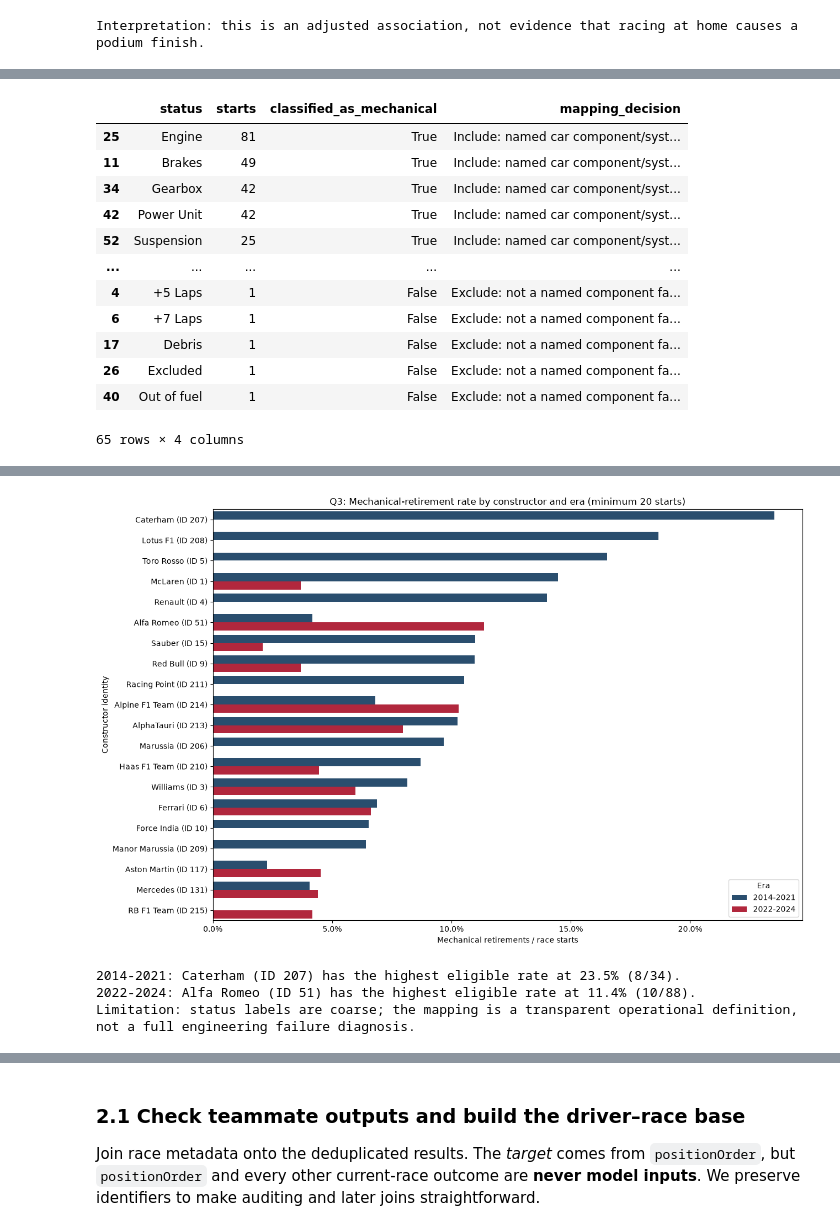
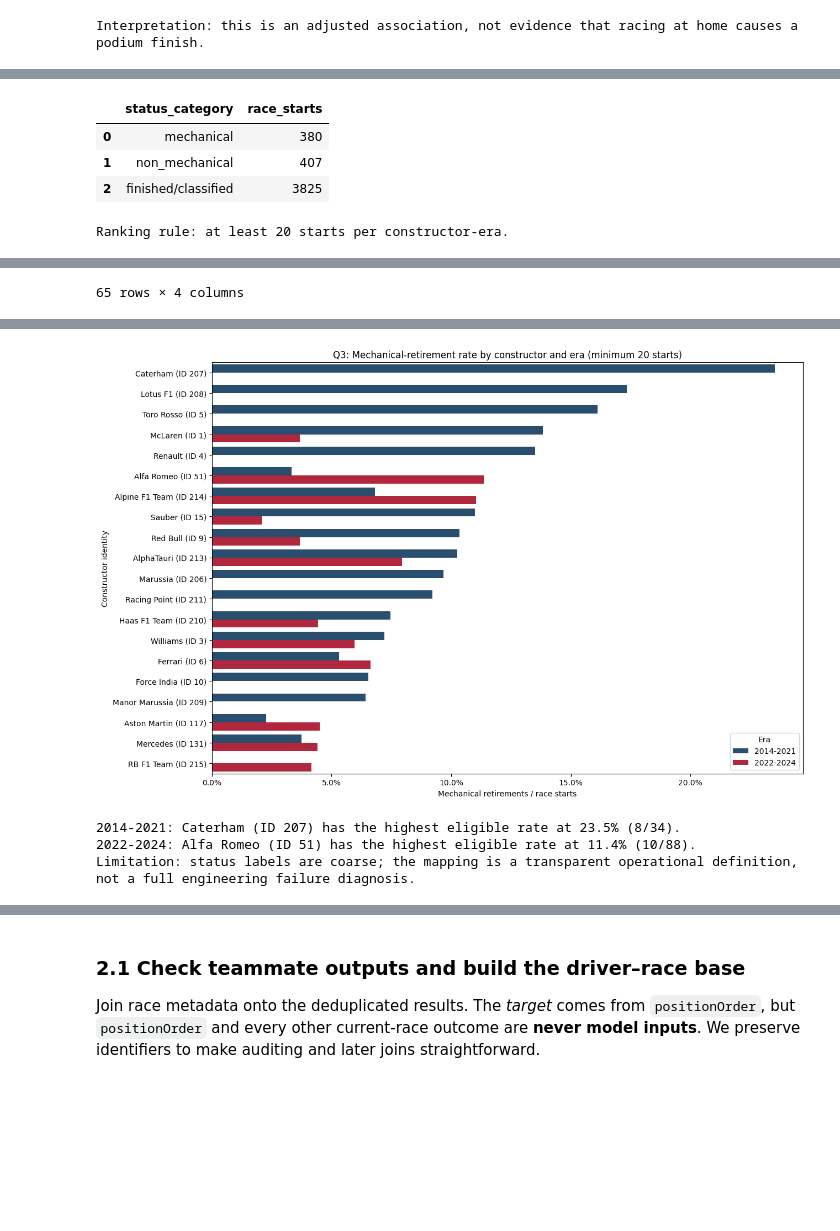
Before and after one commit to BaheyH/ML_F1_ACL2, a Jupyter notebook: Notebooks/F1_Combined_Members_1_to_4.ipynb, the cells around one changed output, grey strips where cells are left out. Cells and saved outputs as stored; diff of their text form; code cells hidden in the pictures; blank space fills up the shorter version.

```diff
--- a/Notebooks/F1_Combined_Members_1_to_4.ipynb
+++ b/Notebooks/F1_Combined_Members_1_to_4.ipynb
@@ -1052,9 +1058,9 @@ The mapping below is intentionally explicit and conservative: it includes a stat
 # Q3: constructor mechanical-retirement rates in two regulation eras
 MECHANICAL_STATUSES = {
     'Engine', 'Gearbox', 'Transmission', 'Clutch', 'Hydraulics', 'Electrical', 'Radiator',
-    'Suspension', 'Brakes', 'Differential', 'Overheating', 'Mechanical', 'Tyre', 'Puncture',
-    'Driveshaft', 'Fuel pressure', 'Water pressure', 'Wheel', 'Throttle', 'Electronics',
-    'Exhaust', 'Oil leak', 'Wheel rim', 'Water leak', 'Fuel pump', 'Track rod', 'Oil pressure',
+    'Suspension', 'Brakes', 'Differential', 'Overheating', 'Mechanical', 'Steering',
+    'Driveshaft', 'Fuel pressure', 'Water pressure', 'Throttle', 'Electronics',
+    'Exhaust', 'Oil leak', 'Water leak', 'Fuel pump', 'Track rod', 'Oil pressure',
     'Fuel system', 'Launch control', 'Power loss', 'Vibrations', 'Drivetrain', 'Ignition',
     'Chassis', 'Battery', 'Halfshaft', 'Crankshaft', 'Alternator', 'Oil pump', 'Fuel leak',
     'Injection', 'Distributor', 'Turbo', 'CV joint', 'Water pump', 'Spark plugs', 'Oil pipe',
@@ -1070,23 +1076,50 @@ assert not q3.duplicated(['raceId', 'driverId']).any()
 assert q3[['year', 'name', 'status']].notna().all().all(), 'A required Q3 join produced missing values.'
 q3 = q3.loc[q3['year'].between(2014, 2024)].copy()
 q3['era'] = np.where(q3['year'].le(2021), '2014-2021', '2022-2024')
+AMBIGUOUS_COMPONENT_STATUSES = {'Tyre', 'Puncture', 'Wheel', 'Wheel rim', 'Wheel nut',
+                               'Front wing', 'Rear wing'}
+FINISHED_CLASSIFIED_PATTERN = r'^(Finished|\+\d+ Laps?)$'
 q3['mechanical_retirement'] = q3['status'].isin(MECHANICAL_STATUSES)
+q3['ambiguous_component_status'] = q3['status'].isin(AMBIGUOUS_COMPONENT_STATUSES)
+q3['status_category'] = np.select(
+    [q3['mechanical_retirement'], q3['status'].str.match(FINISHED_CLASSIFIED_PATTERN, na=False)],
+    ['mechanical', 'finished/classified'],
+    default='non_mechanical'
+)
 q3['constructor_label'] = q3['name'] + ' (ID ' + q3['constructorId'].astype(str) + ')'
 
-q3_status_audit = (q3.groupby('status', as_index=False)
-                   .agg(starts=('raceId', 'size'), classified_as_mechanical=('mechanical_retirement', 'first'))
-                   .sort_values(['classified_as_mechanical', 'starts'], ascending=[False, False]))
-q3_status_audit['mapping_decision'] = np.where(
-    q3_status_audit['classified_as_mechanical'],
-    'Include: named car component/system failure',
-    'Exclude: not a named component failure or ambiguous/external cause'
+q3_status_audit = (q3.groupby(['status_category', 'status'], as_index=False)
+                   .agg(starts=('raceId', 'size'))
+                   .sort_values(['status_category', 'starts'], ascending=[True, False]))
+q3_status_audit['mapping_decision'] = np.select(
+    [q3_status_audit['status_category'].eq('mechanical'),
+     q3_status_audit['status_category'].eq('finished/classified'),
+     q3_status_audit['status'].isin(AMBIGUOUS_COMPONENT_STATUSES)],
+    ['Include: clear internal car-system failure',
+     'Exclude from mechanical rate: finished/classified',
+     'Exclude from primary rate: component label may reflect contact/debris damage'],
+    default='Exclude from mechanical rate: non-mechanical, ambiguous, or external cause'
 )
+q3_category_summary = (q3.groupby('status_category', as_index=False)
+                       .agg(race_starts=('raceId', 'size'))
+                       .set_index('status_category')
+                       .reindex(['mechanical', 'non_mechanical', 'finished/classified'], fill_value=0)
+                       .reset_index())
 
 q3_constructor_rates_all = (q3.groupby(['era', 'constructorId', 'constructor_label'], as_index=False)
                             .agg(race_starts=('mechanical_retirement', 'size'),
                                  mechanical_retires=('mechanical_retirement', 'sum')))
 q3_constructor_rates_all['mechanical_retirement_rate'] = (
     q3_constructor_rates_all['mechanical_retires'] / q3_constructor_rates_all['race_starts']
+)
+q3_ambiguous_component_sensitivity = (q3.groupby(['era', 'constructorId', 'constructor_label'], as_index=False)
+                                     .agg(race_starts=('raceId', 'size'),
+                                          primary_mechanical_retires=('mechanical_retirement', 'sum'),
+                                          ambiguous_component_statuses=('ambiguous_component_status', 'sum')))
+q3_ambiguous_component_sensitivity['rate_including_ambiguous_components'] = (
+    (q3_ambiguous_component_sensitivity['primary_mechanical_retires']
+     + q3_ambiguous_component_sensitivity['ambiguous_component_statuses'])
+    / q3_ambiguous_component_sensitivity['race_starts']
 )
 MIN_Q3_STARTS = 20
 q3_constructor_ranking = (q3_constructor_rates_all.loc[lambda d: d['race_starts'] >= MIN_Q3_STARTS]
@@ -1098,8 +1131,13 @@ q3_constructor_ranking['rank_within_era'] = q3_constructor_ranking.groupby('era'
 
 print(f'Q3 denominator: {len(q3):,} race starts in 2014-2024 after excluding confirmed non-starters.')
 print(f'Mechanical-status mapping: {len(MECHANICAL_STATUSES)} explicitly included labels.')
+print('Status-category counts:')
+display(q3_category_summary)
 print(f'Ranking rule: at least {MIN_Q3_STARTS} starts per constructor-era.')
 display(q3_status_audit)
+display(q3_ambiguous_component_sensitivity[['era', 'constructor_label', 'race_starts',
+                                            'primary_mechanical_retires', 'ambiguous_component_statuses',
+                                            'rate_including_ambiguous_components']])
 display(q3_constructor_ranking[['era', 'rank_within_era', 'constructor_label', 'race_starts',
                                 'mechanical_retires', 'mechanical_retirement_rate']])
 
@@ -1130,13 +1168,5 @@ Ranking rule: at least 20 starts per constructor-era.
-|  | status | starts | classified_as_mechanical | mapping_decision |
-| 25 | Engine | 81 | True | Include: named car component/syst... |
-| 11 | Brakes | 49 | True | Include: named car component/syst... |
-| 34 | Gearbox | 42 | True | Include: named car component/syst... |
-| 42 | Power Unit | 42 | True | Include: named car component/syst... |
-| 52 | Suspension | 25 | True | Include: named car component/syst... |
-| ... | ... | ... | ... | ... |
-| 4 | +5 Laps | 1 | False | Exclude: not a named component fa... |
-| 6 | +7 Laps | 1 | False | Exclude: not a named component fa... |
-| 17 | Debris | 1 | False | Exclude: not a named component fa... |
-| 26 | Excluded | 1 | False | Exclude: not a named component fa... |
-| 40 | Out of fuel | 1 | False | Exclude: not a named component fa... |
+|  | status_category | race_starts |
+| 0 | mechanical | 380 |
+| 1 | non_mechanical | 407 |
+| 2 | finished/classified | 3825 |
-65 rows × 4 columns
+Ranking rule: at least 20 starts per constructor-era.
@@ -1159,0 +1185 @@ Ranking rule: at least 20 starts per constructor-era.
+65 rows × 4 columns
@@ -1160,7 +1220,7 @@ Ranking rule: at least 20 starts per constructor-era.
-[figure, old version]
+[figure, new version]
-2014-2021: Caterham (ID 207) has the highest eligible rate at 23.5% (8/34).
-2022-2024: Alfa Romeo (ID 51) has the highest eligible rate at 11.4% (10/88).
-Limitation: status labels are coarse; the mapping is a transparent operational definition, not a full engineering failure diagnosis.
+2014-2021: Caterham (ID 207) has the highest eligible rate at 23.5% (8/34).
+2022-2024: Alfa Romeo (ID 51) has the highest eligible rate at 11.4% (10/88).
+Limitation: status labels are coarse; the mapping is a transparent operational definition, not a full engineering failure diagnosis.
 # %% [markdown]
 ---
 # 2. Member 3 — Historical Feature Engineering
```
Also changed, not shown: parts of 31 cells of this notebook, 1 other file.
